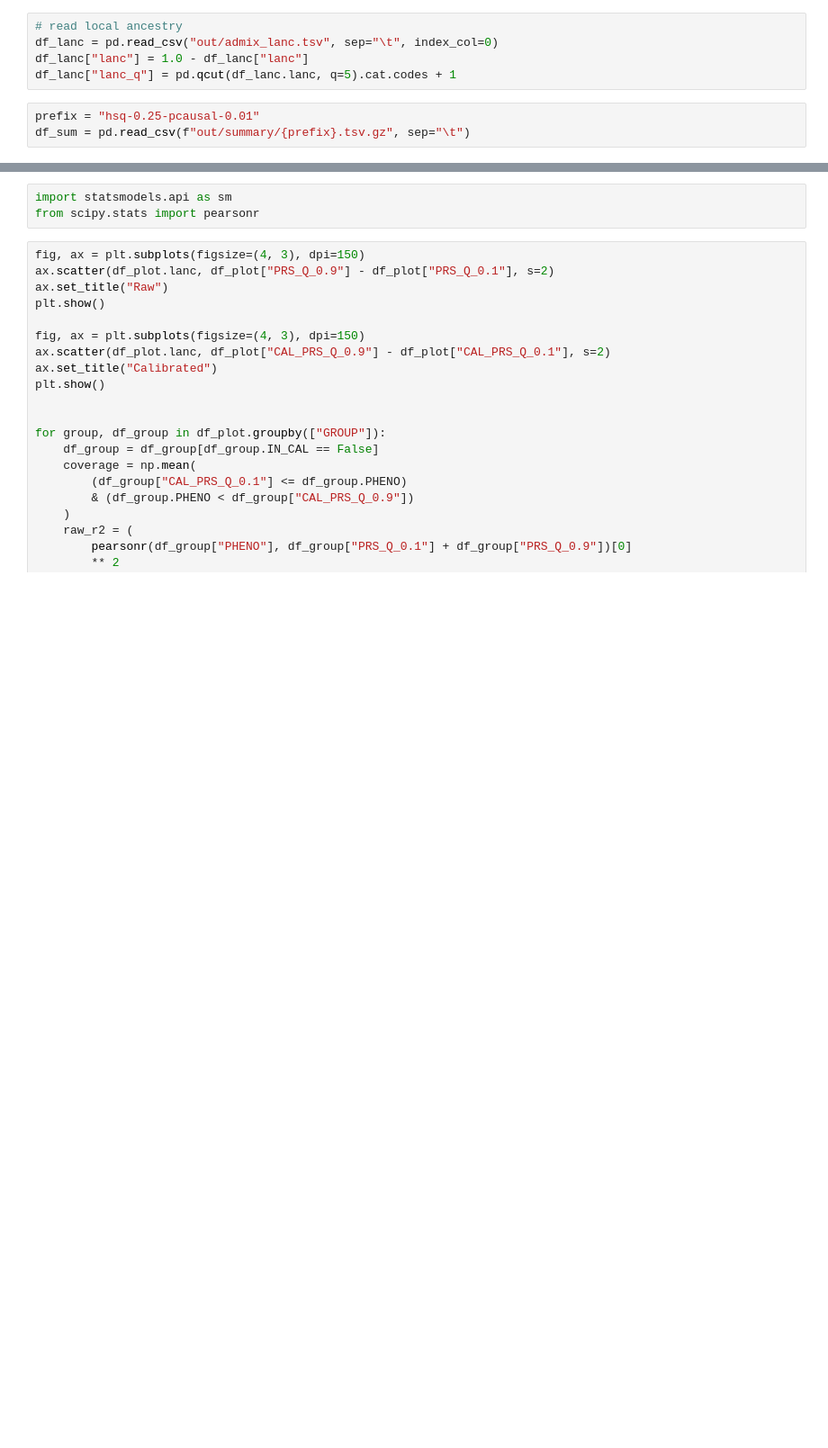
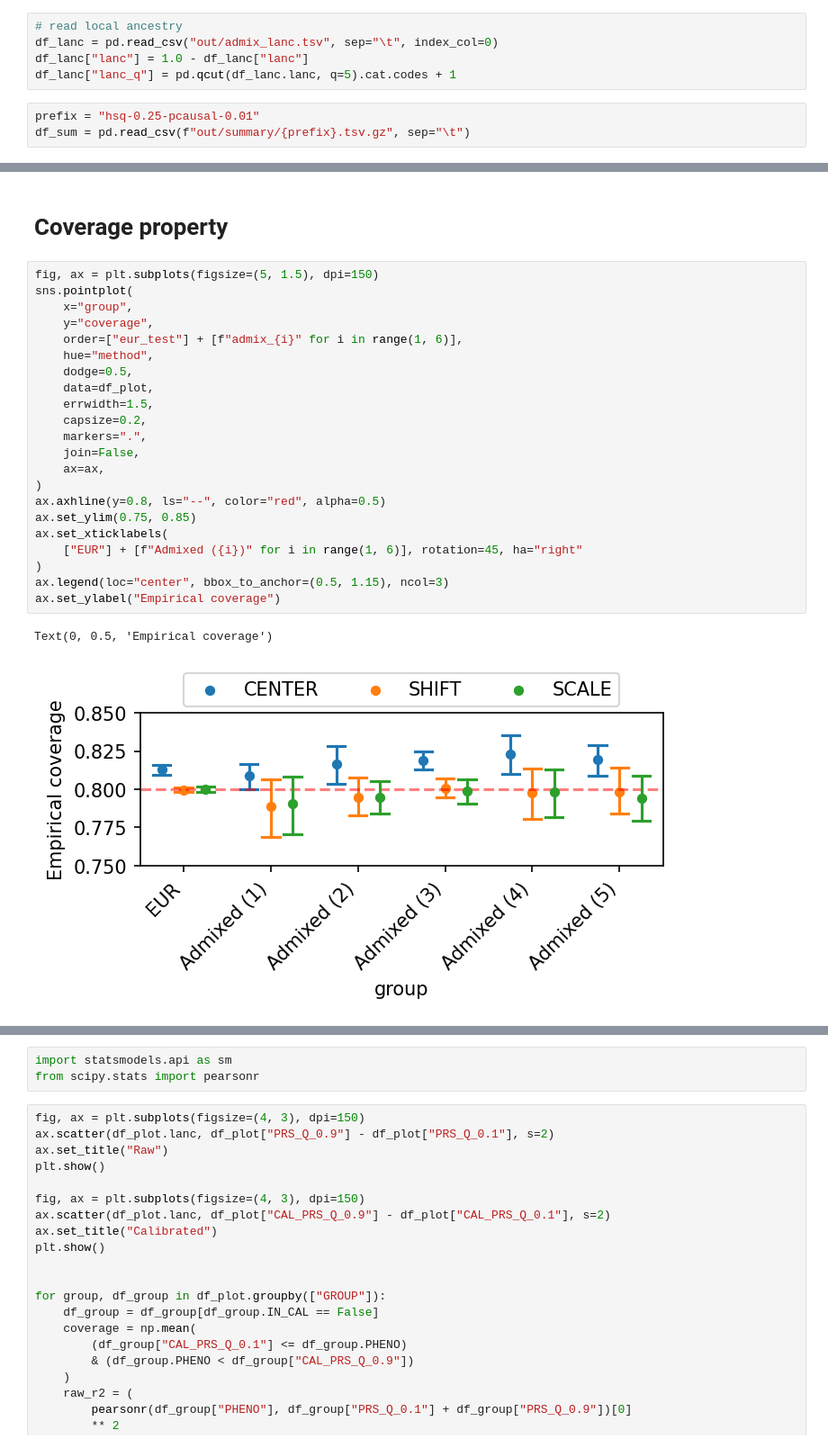
Before and after one commit to KangchengHou/calpred-manuscript, a Jupyter notebook: experiments/02_simulation/02_plot.ipynb, the cells around one changed output, grey strips where cells are left out. Shown: that part at 90% size. Cells and saved outputs as stored; diff of their text form; blank space fills up the shorter version.

```diff
--- a/experiments/02_simulation/02_plot.ipynb
+++ b/experiments/02_simulation/02_plot.ipynb
@@ -64,0 +51,27 @@ Text(0, 0.5, 'Empirical coverage')
+# %% [markdown]
+# Coverage property
+# %%
+fig, ax = plt.subplots(figsize=(5, 1.5), dpi=150)
+sns.pointplot(
+    x="group",
+    y="coverage",
+    order=["eur_test"] + [f"admix_{i}" for i in range(1, 6)],
+    hue="method",
+    dodge=0.5,
+    data=df_plot,
+    errwidth=1.5,
+    capsize=0.2,
+    markers=".",
+    join=False,
+    ax=ax,
+)
+ax.axhline(y=0.8, ls="--", color="red", alpha=0.5)
+ax.set_ylim(0.75, 0.85)
+ax.set_xticklabels(
+    ["EUR"] + [f"Admixed ({i})" for i in range(1, 6)], rotation=45, ha="right"
+)
+ax.legend(loc="center", bbox_to_anchor=(0.5, 1.15), ncol=3)
+ax.set_ylabel("Empirical coverage")
+# %% [output]
+Text(0, 0.5, 'Empirical coverage')
+[figure, added]
```
Also changed, not shown: parts of 9 cells of this notebook, 3 other files.
